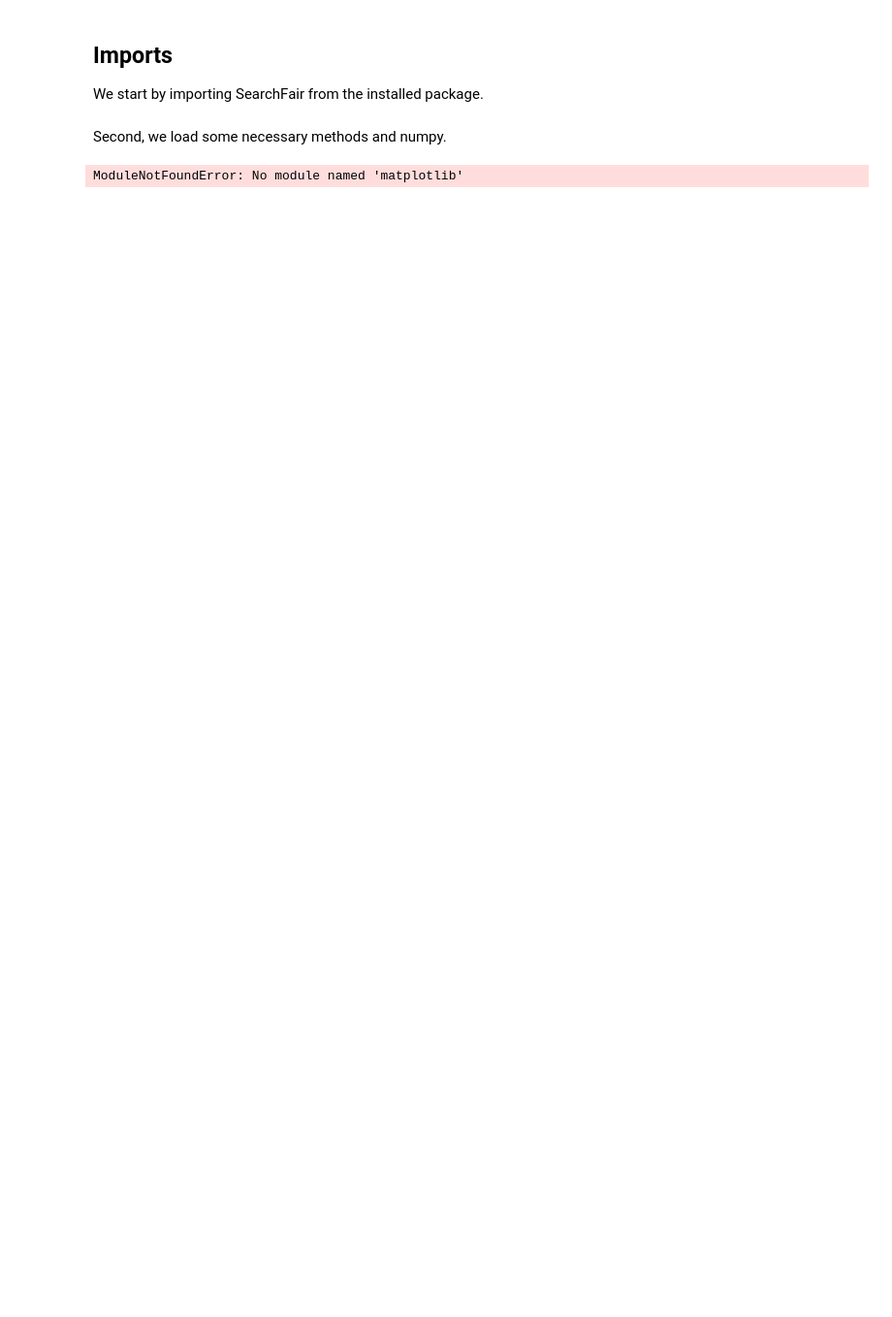
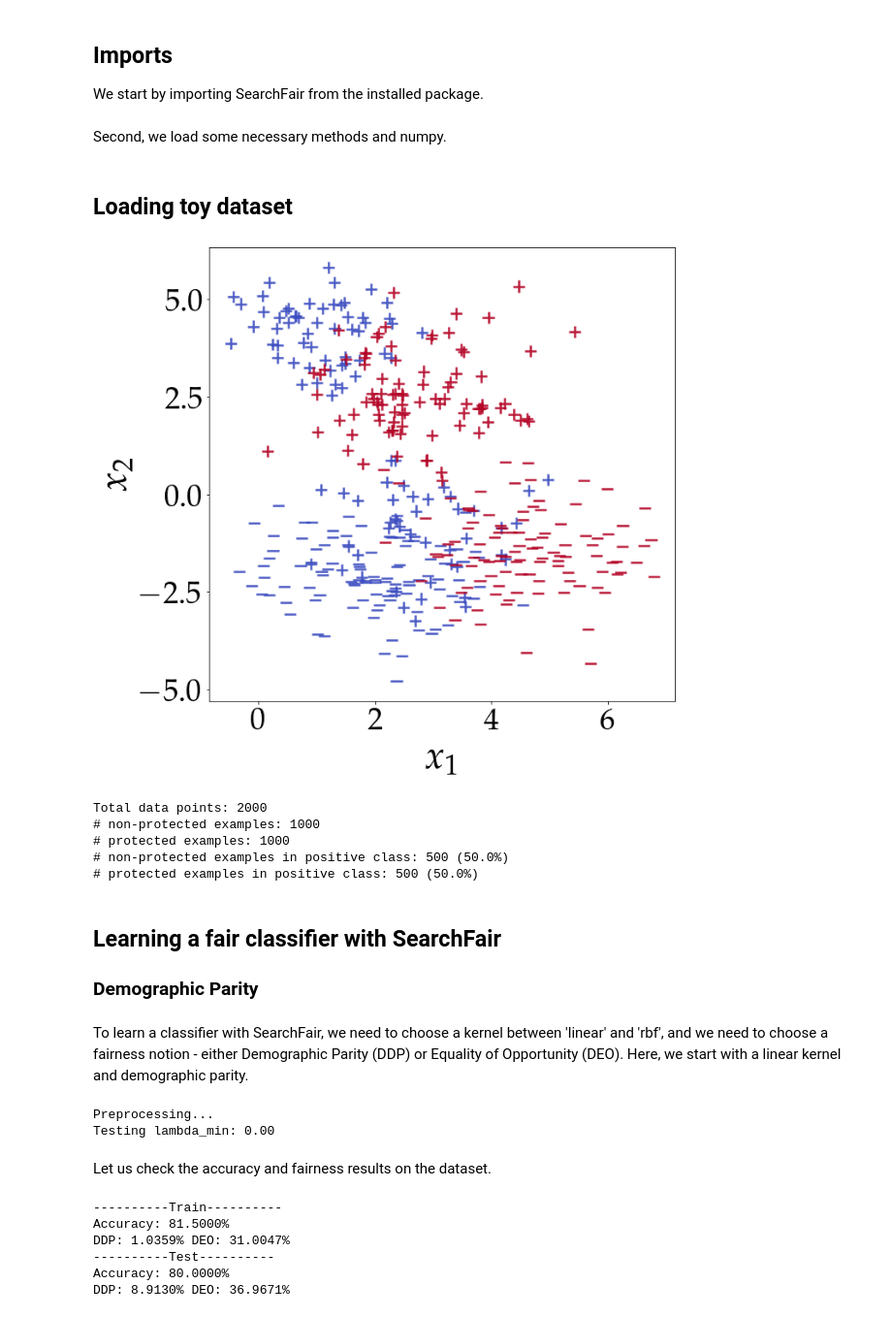
Before and after one commit to mlohaus/SearchFair, a Jupyter notebook: examples/toy_data.ipynb, the cells around one changed output. Shown at 97% size. Cells and saved outputs as stored; diff of their text form; code cells hidden in the pictures; blank space fills up the shorter version.

```diff
--- a/examples/toy_data.ipynb
+++ b/examples/toy_data.ipynb
@@ -17,10 +21,37 @@ import numpy as np
+# %% [markdown]
+## Loading toy dataset
 # %%
 from get_synthetic_data import get_gaussian_data
+from get_synthetic_data import plot_boundaries
+import utils as ut
 
+n_samples = 2000
 # Load Data
-x_data, y_data, s_data = get_gaussian_data(n_samples=1000, plot_data=True)
+x_data, y_data, s_data = get_gaussian_data(n_samples=n_samples, plot_data=True)
+ut.print_data_stats(s_data, y_data)
 # Train Test split. Here, we choose a small number to reduce running time.
-train_size = 1000
-x_train, x_test, y_train, y_test, s_train, s_test = train_test_split(x_data, y_data, s_data, train_size=train_size, shuffle=True)
+x_train, x_test, y_train, y_test, s_train, s_test = train_test_split(x_data, y_data, s_data, train_size=0.5, shuffle=True)
 # %% [output]
+[figure, added]
-ModuleNotFoundError: No module named 'matplotlib'
+Total data points: 2000
+# non-protected examples: 1000
+# protected examples: 1000
+# non-protected examples in positive class: 500 (50.0%)
+# protected examples in positive class: 500 (50.0%)
+# %% [markdown]
+## Learning a fair classifier with SearchFair
+### Demographic Parity
+# %% [markdown]
+To learn a classifier with SearchFair, we need to choose a kernel between 'linear' and 'rbf', and we need to choose a fairness notion - either Demographic Parity (DDP) or Equality of Opportunity (DEO). Here, we start with a linear kernel and demographic parity.
+# %%
+fairness_notion = 'DDP' # DDP = Demographic Parity, DEO = Equality of Opportunity.
+kernel = 'linear' # 'linear', 'rbf'
+verbose = 2 # True = SearchFair output, 2 = show also solver progress
+
+# Regularization Parameter beta
+reg_beta = 0.0001
+linear_model_DDP = SearchFair(reg_beta=reg_beta, kernel=kernel, fairness_notion=fairness_notion, verbose=verbose)
+linear_model_DDP.fit(x_train, y_train, s_train=s_train)
+# %% [output]
+Preprocessing...
+Testing lambda_min: 0.00
@@ -26,0 +71,11 @@ ModuleNotFoundError: No module named 'matplotlib'
+# %% [markdown]
+Let us check the accuracy and fairness results on the dataset.
+# %%
+print_clf_stats(linear_model_DDP, x_train, x_test, y_train, y_test, s_train, s_test)
+# %% [output]
+----------Train----------
+Accuracy: 81.5000%
+DDP: 1.0359% DEO: 31.0047%
+----------Test----------
+Accuracy: 80.0000%
+DDP: 8.9130% DEO: 36.9671%
```
Also changed, not shown: parts of 8 cells of this notebook, 3 other files.
